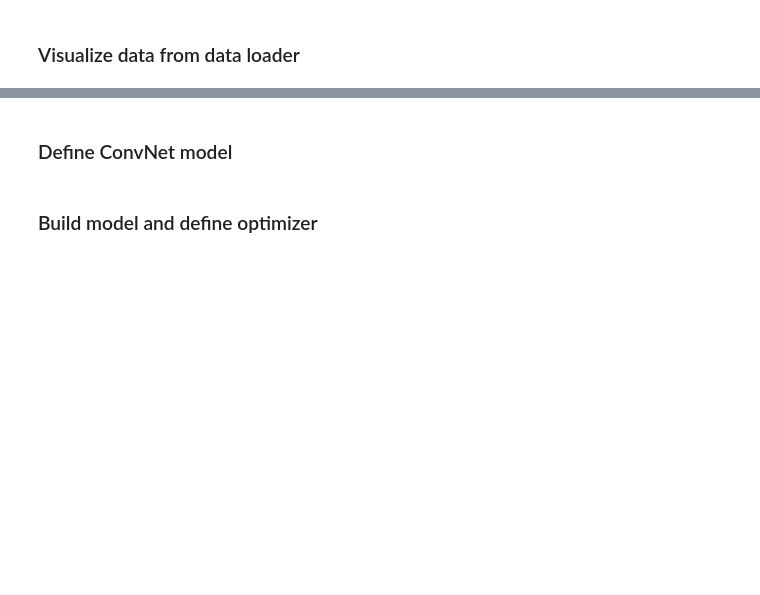
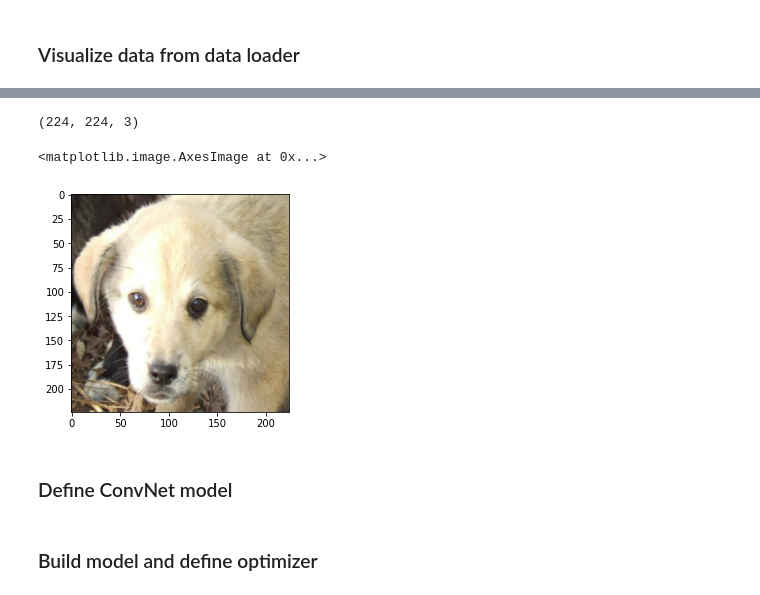
Before and after one commit to hasibzunair/cv-pytorch-tutorials, a Jupyter notebook: 01.image_classification.ipynb, the cells around one changed output, grey strips where cells are left out. Cells and saved outputs as stored; diff of their text form; code cells hidden in the pictures; blank space fills up the shorter version.

```diff
--- a/01.image_classification.ipynb
+++ b/01.image_classification.ipynb
@@ -153,7 +179,11 @@ plt.imshow(a)
 # %%
-a = to_img(dog)
-print(a.shape)
-plt.imshow(a)
+dog_image = to_img(dog)
+print(dog_image.shape)
+plt.imshow(dog_image)
+# %% [output]
+(224, 224, 3)
+<matplotlib.image.AxesImage at 0x...>
+[figure, added]
 # %% [markdown]
 ### Define ConvNet model
 # %%
```
Also changed, not shown: parts of 33 cells of this notebook, 3 other files.
